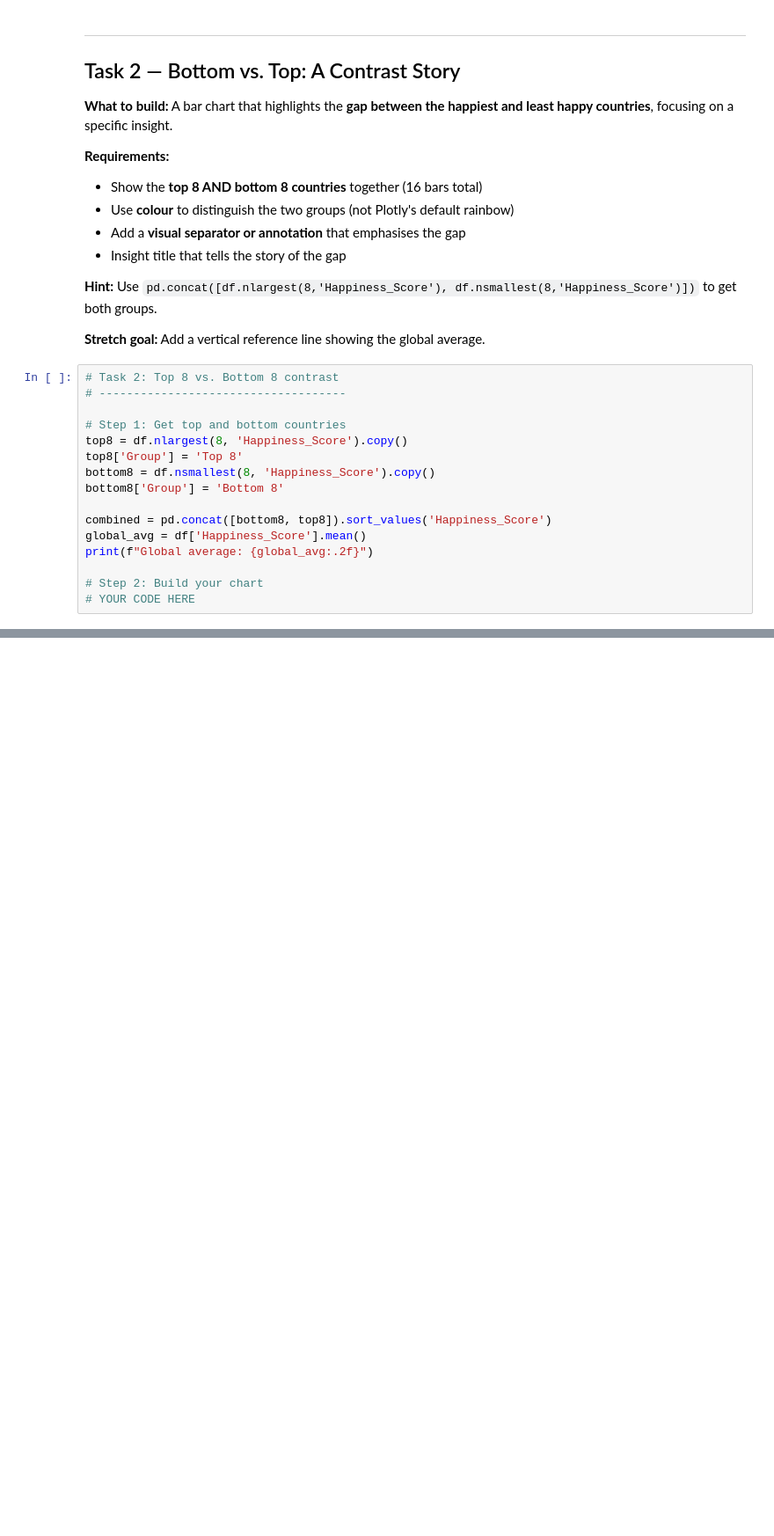
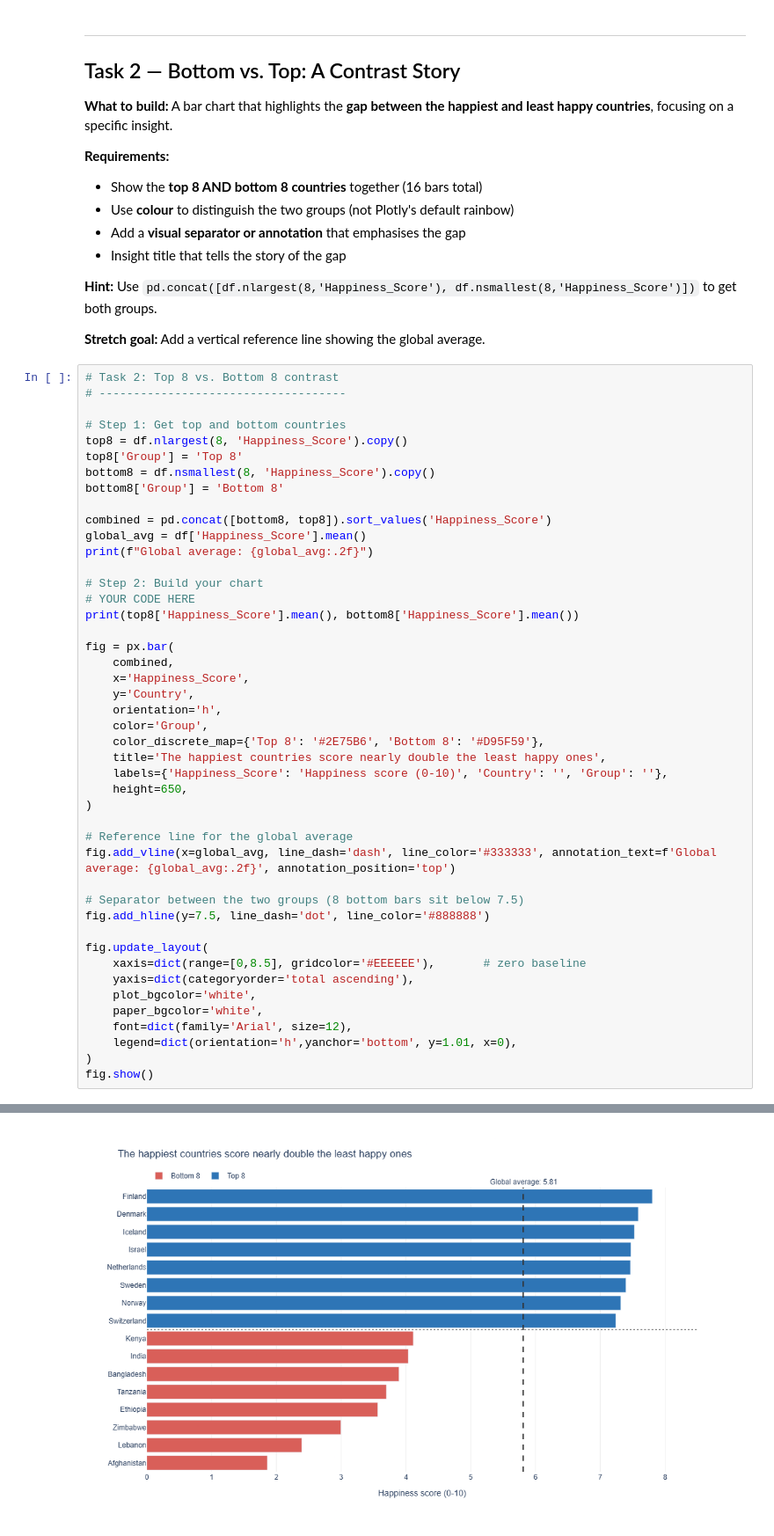
Before and after one commit to raj17-dev/dataviz-exercises-raj-ravindra-singh, a Jupyter notebook: week02/lecture02_exercise.ipynb, the cells around one changed output, grey strips where cells are left out. Shown at 88% size. Cells and saved outputs as stored; diff of their text form; blank space fills up the shorter version.

```diff
--- a/week02/lecture02_exercise.ipynb
+++ b/week02/lecture02_exercise.ipynb
@@ -163,3 +168,33 @@ print(f"Global average: {global_avg:.2f}")
 
 # Step 2: Build your chart
 # YOUR CODE HERE
+print(top8['Happiness_Score'].mean(), bottom8['Happiness_Score'].mean())
+
+fig = px.bar(
+    combined,
+    x='Happiness_Score',
+    y='Country',
+    orientation='h',
+    color='Group',
+    color_discrete_map={'Top 8': '#2E75B6', 'Bottom 8': '#D95F59'},
+    title='The happiest countries score nearly double the least happy ones',
+    labels={'Happiness_Score': 'Happiness score (0-10)', 'Country': '', 'Group': ''},
+    height=650,
+)
+
+# Reference line for the global average
+fig.add_vline(x=global_avg, line_dash='dash', line_color='#333333', annotation_text=f'Global average: {global_avg:.2f}', annotation_position='top')
+
+# Separator between the two groups (8 bottom bars sit below 7.5)
+fig.add_hline(y=7.5, line_dash='dot', line_color='#888888')
+
+fig.update_layout(
+    xaxis=dict(range=[0,8.5], gridcolor='#EEEEEE'),       # zero baseline
+    yaxis=dict(categoryorder='total ascending'),
+    plot_bgcolor='white',
+    paper_bgcolor='white',
+    font=dict(family='Arial', size=12),
+    legend=dict(orientation='h',yanchor='bottom', y=1.01, x=0),
+)
+fig.show()
+# %% [output]
@@ -166,3 +203,4 @@ print(f"Global average: {global_avg:.2f}")
+[figure, added]
 # %% [markdown]
 ---
 ## Done? Stretch Goal
```
Also changed, not shown: parts of 4 cells of this notebook, 1 other file.
